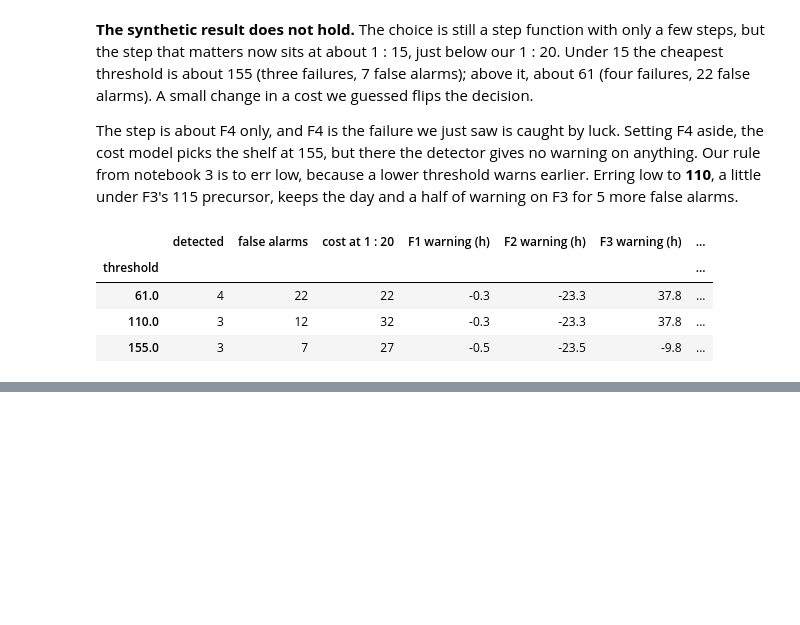
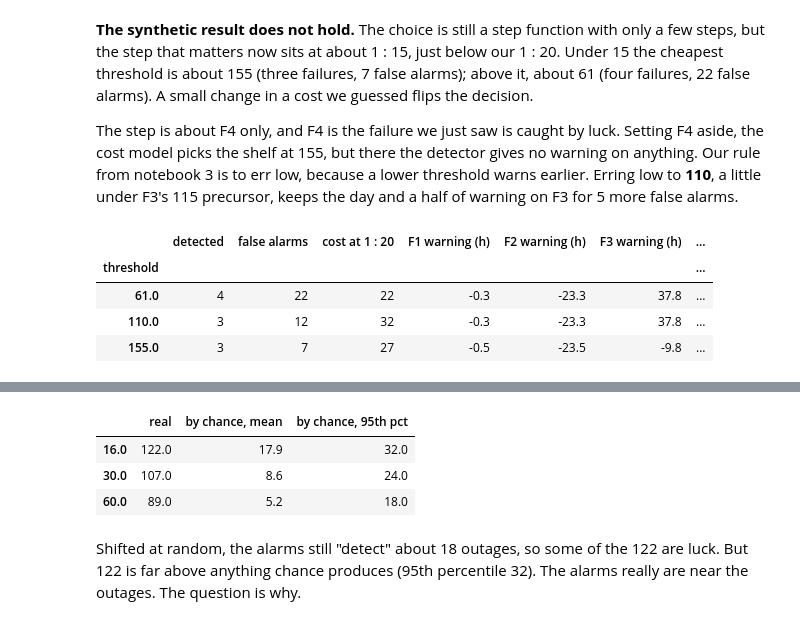
Before and after one commit to vetle0202/a3i-anomaly-detection, a Jupyter notebook: notebooks/6. Results and comparison.ipynb, the cells around one changed output, grey strips where cells are left out. Cells and saved outputs as stored; diff of their text form; code cells hidden in the pictures; blank space fills up the shorter version.

```diff
--- a/notebooks/6. Results and comparison.ipynb
+++ b/notebooks/6. Results and comparison.ipynb
@@ -451,0 +570,34 @@ shows, the choice of threshold depends on it.
+# %%
+def detections(fired, events, upto='end'):
+    '''How many events have an alarm in [start - 2 days, end] (or [.., start) if upto='start').'''
+    n = 0
+    for row in events.itertuples():
+        stop = row.end if upto == 'end' else row.start - pd.Timedelta('1s')
+        n += bool(((fired >= row.start - pd.Timedelta('2D')) & (fired <= stop)).any())
+    return n
+
+
+def shifted(fired, s, rng):
+    span = s.index.max() - s.index.min()
+    offset = pd.Timedelta(seconds=rng.uniform(0, span.total_seconds()))
+    return pd.DatetimeIndex(s.index.min() + (fired - s.index.min() + offset) % span)
+
+
+def chance_check(threshold, events, upto='end', runs=200):
+    rng = np.random.default_rng(0)
+    fired = {t: alarms(k_test[t], threshold) for t in TURBINES}
+    real = sum(detections(fired[t], events[t], upto) for t in TURBINES)
+    by_chance = [sum(detections(shifted(fired[t], k_test[t], rng), events[t], upto) for t in TURBINES)
+                 for _ in range(runs)]
+    return {'real': real, 'by chance, mean': np.mean(by_chance),
+            'by chance, 95th pct': np.percentile(by_chance, 95)}
+
+
+pd.DataFrame({t: chance_check(t, k_outages) for t in [k_best, 30, 60]}).T.round(1)
+# %% [output]
+|  | real | by chance, mean | by chance, 95th pct |
+| 16.0 | 122.0 | 17.9 | 32.0 |
+| 30.0 | 107.0 | 8.6 | 24.0 |
+| 60.0 | 89.0 | 5.2 | 18.0 |
+# %% [markdown]
+Shifted at random, the alarms still "detect" about 18 outages, so some of the 122 are luck. But 122 is far above anything chance produces (95th percentile 32). The alarms really are near the outages. The question is why.
```
Also changed, not shown: parts of 23 cells of this notebook, 1 other file.
